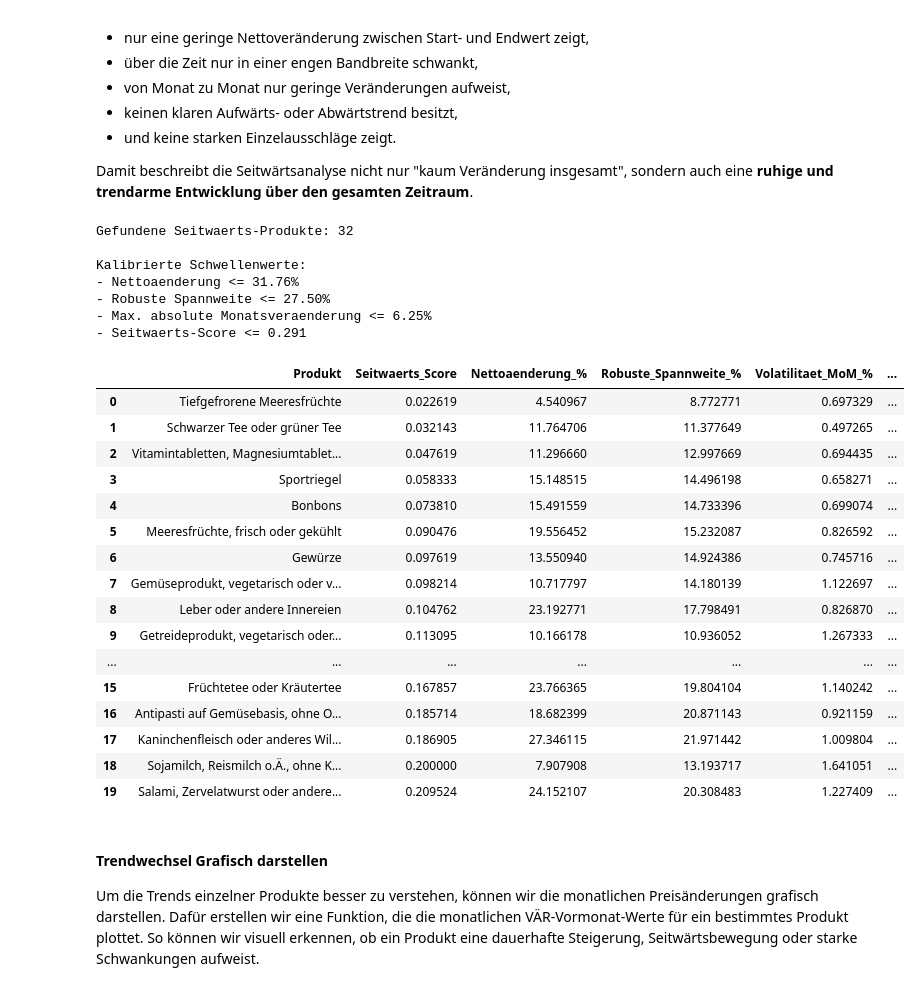
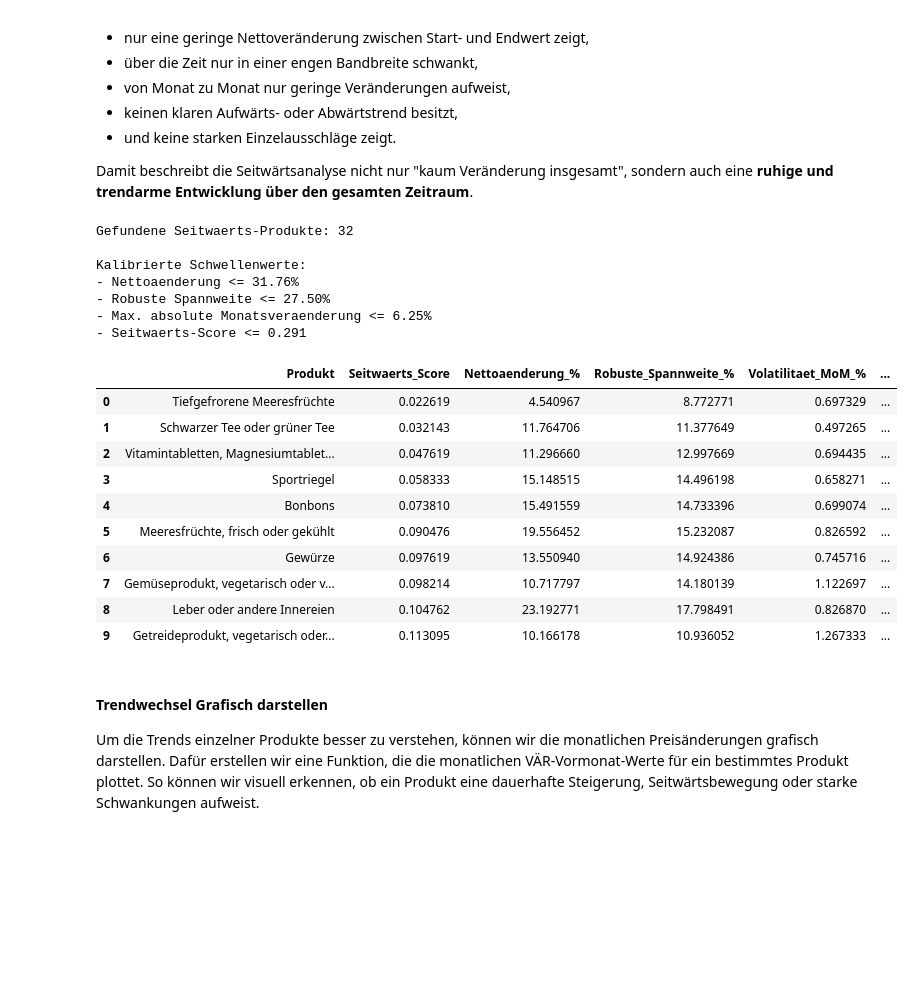
Before and after one commit to radtkedominique/WDS24A_Sem4_Nakou, a Jupyter notebook: EDA_Destatis.ipynb, the cells around one changed output. Drawn from its saved outputs; the diff is of its cells as text; code cells hidden in the pictures; blank space fills up the shorter version.

```diff
--- a/EDA.ipynb
+++ b/EDA_Destatis.ipynb
@@ -556,40 +572,34 @@ print(f"- Max. absolute Monatsveraenderung <= {max_mom_limit:.2f}%")
 print(f"- Seitwaerts-Score <= {score_limit:.3f}")
 
 seitwaerts_produkte[[
     "Produkt",
     "Seitwaerts_Score",
     "Nettoaenderung_%",
     "Robuste_Spannweite_%",
     "Volatilitaet_MoM_%",
     "Trendsteigung_rel_pro_Monat_%",
     "Max_abs_MoM_%",
     "Gueltige_Monate"
-]].head(20)
+]].sort_values("Seitwaerts_Score").head(10)
 # %% [output]
 Gefundene Seitwaerts-Produkte: 32
 
 Kalibrierte Schwellenwerte:
 - Nettoaenderung <= 31.76%
 - Robuste Spannweite <= 27.50%
 - Max. absolute Monatsveraenderung <= 6.25%
 - Seitwaerts-Score <= 0.291
 |  | Produkt | Seitwaerts_Score | Nettoaenderung_% | Robuste_Spannweite_% | Volatilitaet_MoM_% | ... |
 | 0 | Tiefgefrorene Meeresfrüchte | 0.022619 | 4.540967 | 8.772771 | 0.697329 | ... |
 | 1 | Schwarzer Tee oder grüner Tee | 0.032143 | 11.764706 | 11.377649 | 0.497265 | ... |
 | 2 | Vitamintabletten, Magnesiumtablet... | 0.047619 | 11.296660 | 12.997669 | 0.694435 | ... |
 | 3 | Sportriegel | 0.058333 | 15.148515 | 14.496198 | 0.658271 | ... |
 | 4 | Bonbons | 0.073810 | 15.491559 | 14.733396 | 0.699074 | ... |
 | 5 | Meeresfrüchte, frisch oder gekühlt | 0.090476 | 19.556452 | 15.232087 | 0.826592 | ... |
 | 6 | Gewürze | 0.097619 | 13.550940 | 14.924386 | 0.745716 | ... |
 | 7 | Gemüseprodukt, vegetarisch oder v... | 0.098214 | 10.717797 | 14.180139 | 1.122697 | ... |
 | 8 | Leber oder andere Innereien | 0.104762 | 23.192771 | 17.798491 | 0.826870 | ... |
 | 9 | Getreideprodukt, vegetarisch oder... | 0.113095 | 10.166178 | 10.936052 | 1.267333 | ... |
-| ... | ... | ... | ... | ... | ... | ... |
-| 15 | Früchtetee oder Kräutertee | 0.167857 | 23.766365 | 19.804104 | 1.140242 | ... |
-| 16 | Antipasti auf Gemüsebasis, ohne O... | 0.185714 | 18.682399 | 20.871143 | 0.921159 | ... |
-| 17 | Kaninchenfleisch oder anderes Wil... | 0.186905 | 27.346115 | 21.971442 | 1.009804 | ... |
-| 18 | Sojamilch, Reismilch o.Ä., ohne K... | 0.200000 | 7.907908 | 13.193717 | 1.641051 | ... |
-| 19 | Salami, Zervelatwurst oder andere... | 0.209524 | 24.152107 | 20.308483 | 1.227409 | ... |
 # %% [markdown]
 #### Trendwechsel Grafisch darstellen
 Um die Trends einzelner Produkte besser zu verstehen, können wir die monatlichen Preisänderungen grafisch darstellen. Dafür erstellen wir eine Funktion, die die monatlichen VÄR-Vormonat-Werte für ein bestimmtes Produkt plottet. So können wir visuell erkennen, ob ein Produkt eine dauerhafte Steigerung, Seitwärtsbewegung oder starke Schwankungen aufweist.
```
Also changed, not shown: parts of 1 cell of this notebook, 1 other file.
